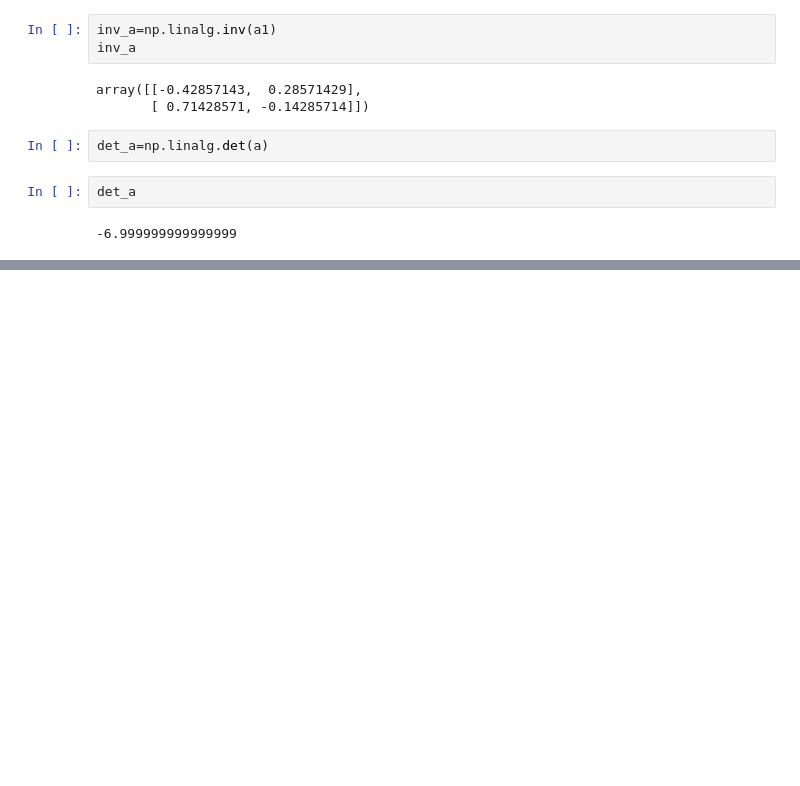
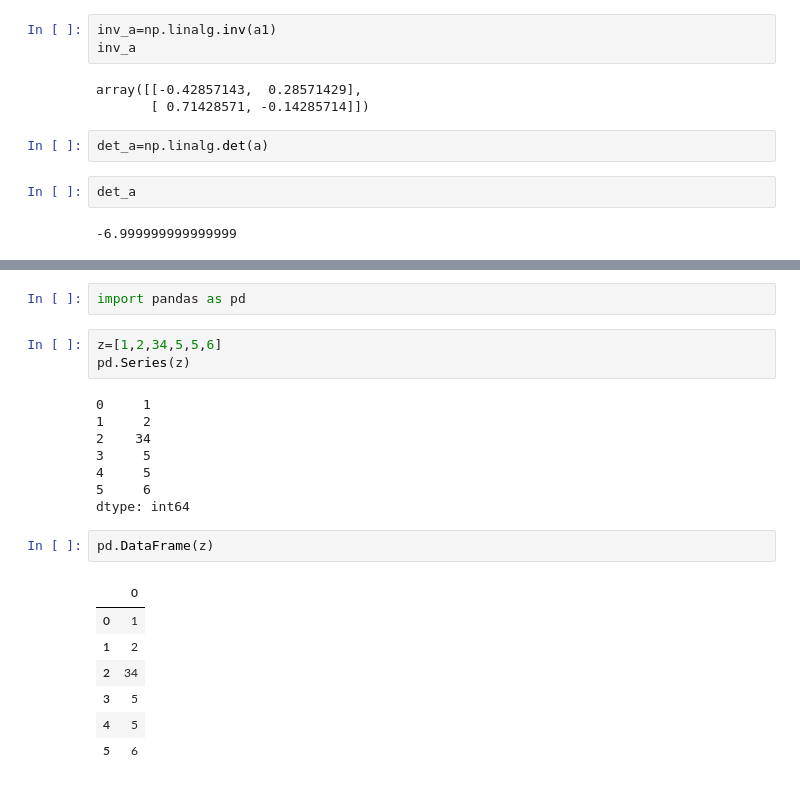
Before and after one commit to Ashutosh-Gairola/DEV, a Jupyter notebook: dev_town.ipynb, the cells around one changed output, grey strips where cells are left out. Saved outputs shown, nothing was run; the diff lists cells and outputs as text; blank space fills up the shorter version.

```diff
--- a/dev_town.ipynb
+++ b/dev_town.ipynb
@@ -1294,0 +1350,23 @@ det_a
+# %%
+import pandas as pd
+# %%
+z=[1,2,34,5,5,6]
+pd.Series(z)
+# %% [output]
+0     1
+1     2
+2    34
+3     5
+4     5
+5     6
+dtype: int64
+# %%
+pd.DataFrame(z)
+# %% [output]
+|  | 0 |
+| 0 | 1 |
+| 1 | 2 |
+| 2 | 34 |
+| 3 | 5 |
+| 4 | 5 |
+| 5 | 6 |
```
Also changed, not shown: parts of 6 cells of this notebook.
